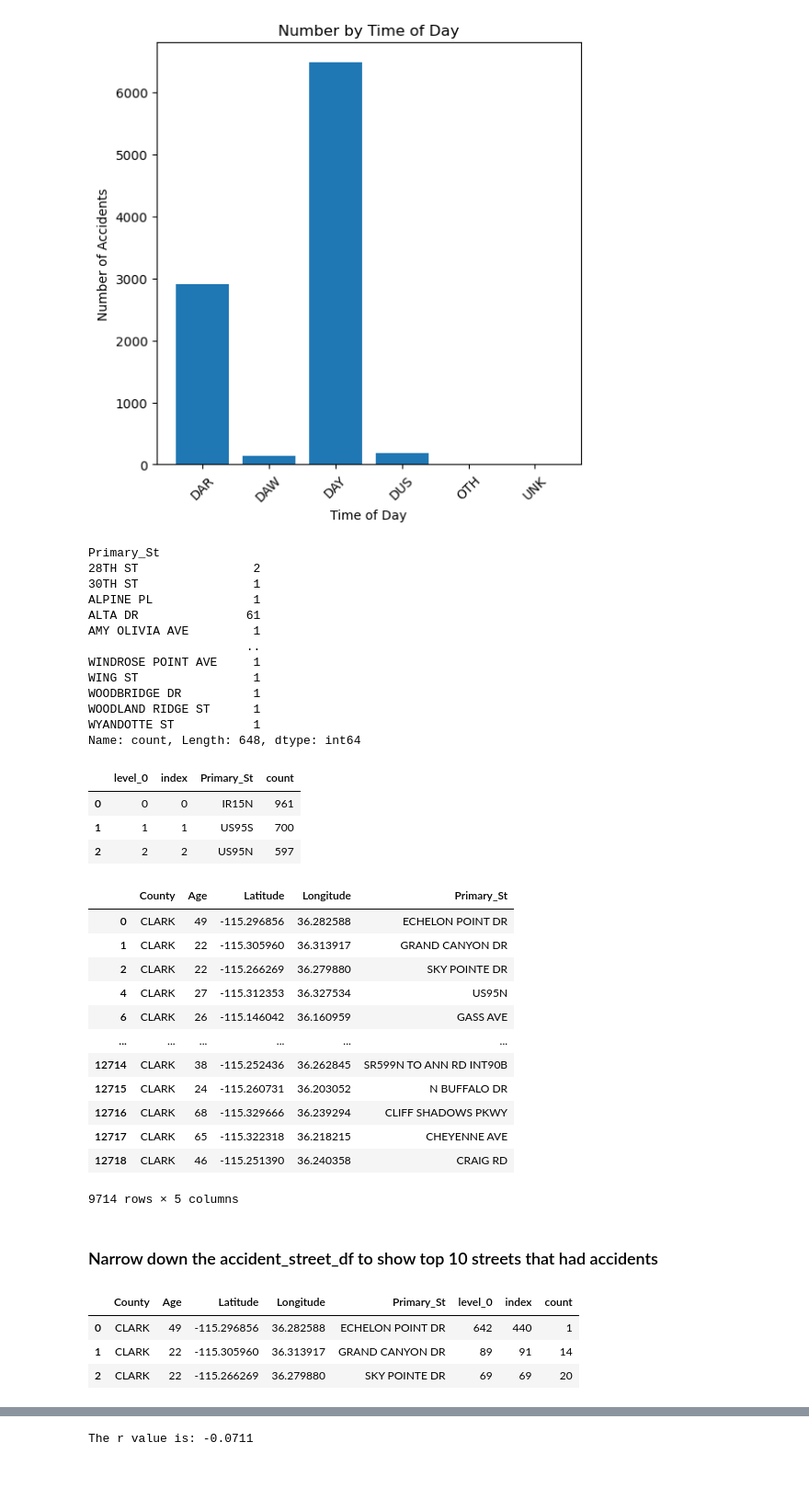
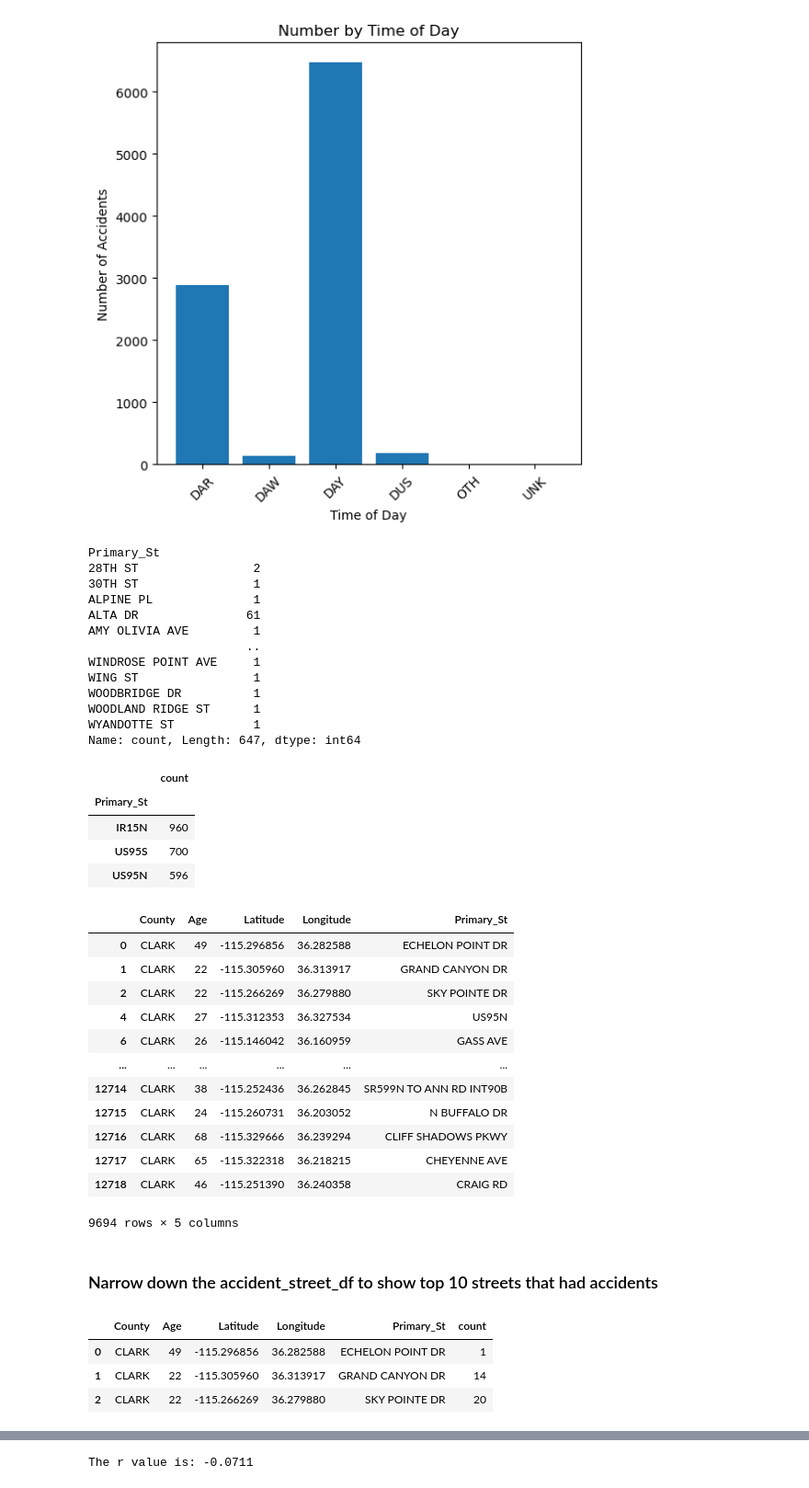
Before and after one commit to jenleemcnew/SMU-Data-Science--Clark-County-NV-Vehicle-Accident-Analysis---Project-1-Team-3, a Jupyter notebook: jen_traffic.ipynb, the cells around one changed output, grey strips where cells are left out. Shown at 92% size. Cells and saved outputs as stored; diff of their text form; code cells hidden in the pictures.

```diff
--- a/jen_traffic.ipynb
+++ b/jen_traffic.ipynb
@@ -44,6 +44,7 @@ clean_traffic_data = traffic_data[["County",
                                    "Crash_Date",
                                    "Weather",
                                    "Crash_Type",
+                                   "V1_Type",
                                    "V1_Driver1",
                                    "V1_Driver_",
                                    "Factors_Ro",
@@ -84,6 +85,7 @@ len(clean_traffic_data)
 clean_traffic_data = clean_traffic_data.rename(columns={"Crash_Seve": "Crash Severity",
                                                         "Crash_Date": "Crash Date",
                                                         "Crash_Type": "Crash Type",
+                                                        "V1_Type":"Vehicle_Type",
                                                         "V1_Driver1":"Impairment Level",
                                                         "V1_Driver_": "Age",
                                                         "Factors_Ro": "Road Conditions",
@@ -282,16 +284,17 @@ WING ST                1
 WOODBRIDGE DR          1
 WOODLAND RIDGE ST      1
 WYANDOTTE ST           1
-Name: count, Length: 648, dtype: int64
+Name: count, Length: 647, dtype: int64
 # %%
 accident_int = pd.DataFrame(accident_int)
 accident_int = accident_int.sort_values("count", ascending=False)
 accident_int.head(3)
 # %% [output]
-|  | level_0 | index | Primary_St | count |
-| 0 | 0 | 0 | IR15N | 961 |
-| 1 | 1 | 1 | US95S | 700 |
-| 2 | 2 | 2 | US95N | 597 |
+|  | count |
+| Primary_St |  |
+| IR15N | 960 |
+| US95S | 700 |
+| US95N | 596 |
 # %%
 accident_street_df = clean_traffic_data[[ "County", "Age", "Latitude","Longitude", "Primary_St"]].copy()
 accident_street_df
@@ -308,16 +311,16 @@ accident_street_df
 | 12716 | CLARK | 68 | -115.329666 | 36.239294 | CLIFF SHADOWS PKWY |
 | 12717 | CLARK | 65 | -115.322318 | 36.218215 | CHEYENNE AVE |
 | 12718 | CLARK | 46 | -115.251390 | 36.240358 | CRAIG RD |
-9714 rows × 5 columns
+9694 rows × 5 columns
 # %% [markdown]
 ### Narrow down the accident_street_df to show top 10 streets that had accidents
 # %%
-clean_accident_data = pd.merge(accident_street_df, accident_int, how="left", on=["Primary_St", "Primary_St"])
-clean_accident_data = pd.DataFrame(clean_accident_data)
-clean_accident_data.head(3)
+clean_accident_data_merge = pd.merge(accident_street_df, accident_int, how="left", on=["Primary_St", "Primary_St"])
+clean_accident_data_merge = pd.DataFrame(clean_accident_data_merge)
+clean_accident_data_merge.head(3)
 # %% [output]
-|  | County | Age | Latitude | Longitude | Primary_St | level_0 | index | count |
-| 0 | CLARK | 49 | -115.296856 | 36.282588 | ECHELON POINT DR | 642 | 440 | 1 |
-| 1 | CLARK | 22 | -115.305960 | 36.313917 | GRAND CANYON DR | 89 | 91 | 14 |
-| 2 | CLARK | 22 | -115.266269 | 36.279880 | SKY POINTE DR | 69 | 69 | 20 |
+|  | County | Age | Latitude | Longitude | Primary_St | count |
+| 0 | CLARK | 49 | -115.296856 | 36.282588 | ECHELON POINT DR | 1 |
+| 1 | CLARK | 22 | -115.305960 | 36.313917 | GRAND CANYON DR | 14 |
+| 2 | CLARK | 22 | -115.266269 | 36.279880 | SKY POINTE DR | 20 |
 # %%
```
Also changed, not shown: parts of 26 cells of this notebook.
